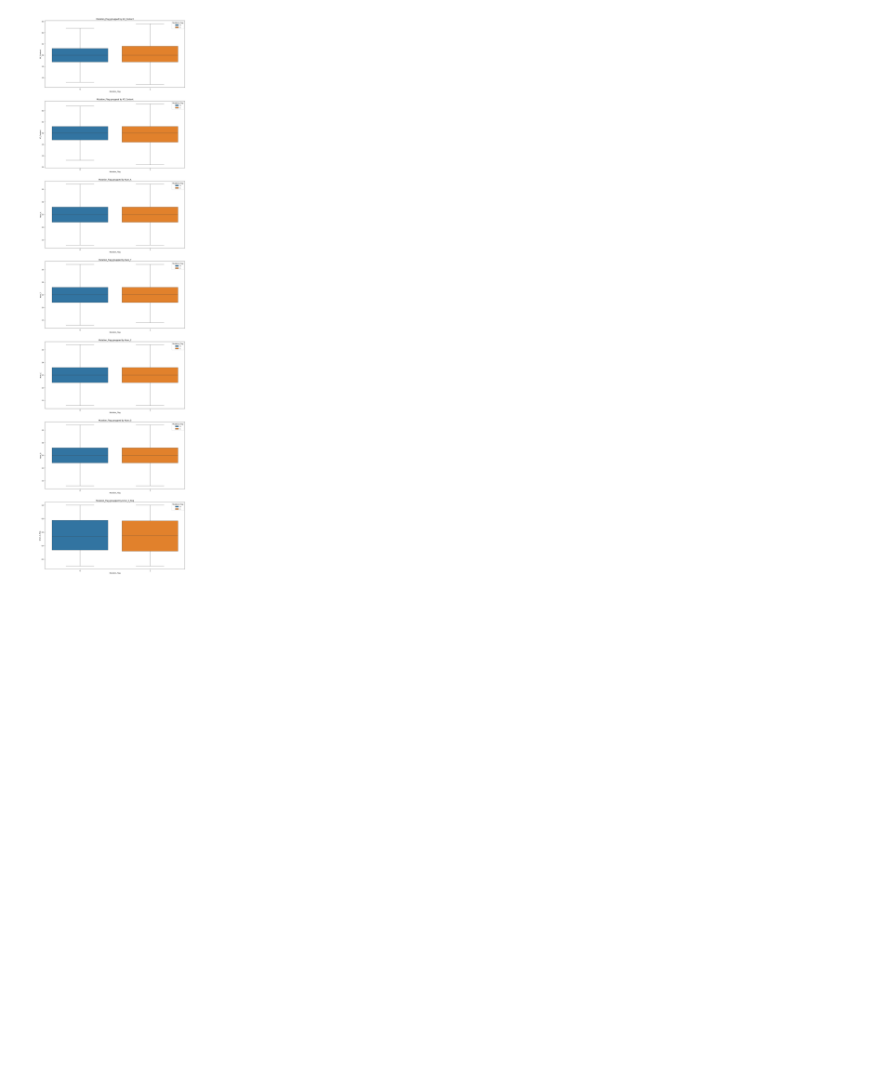
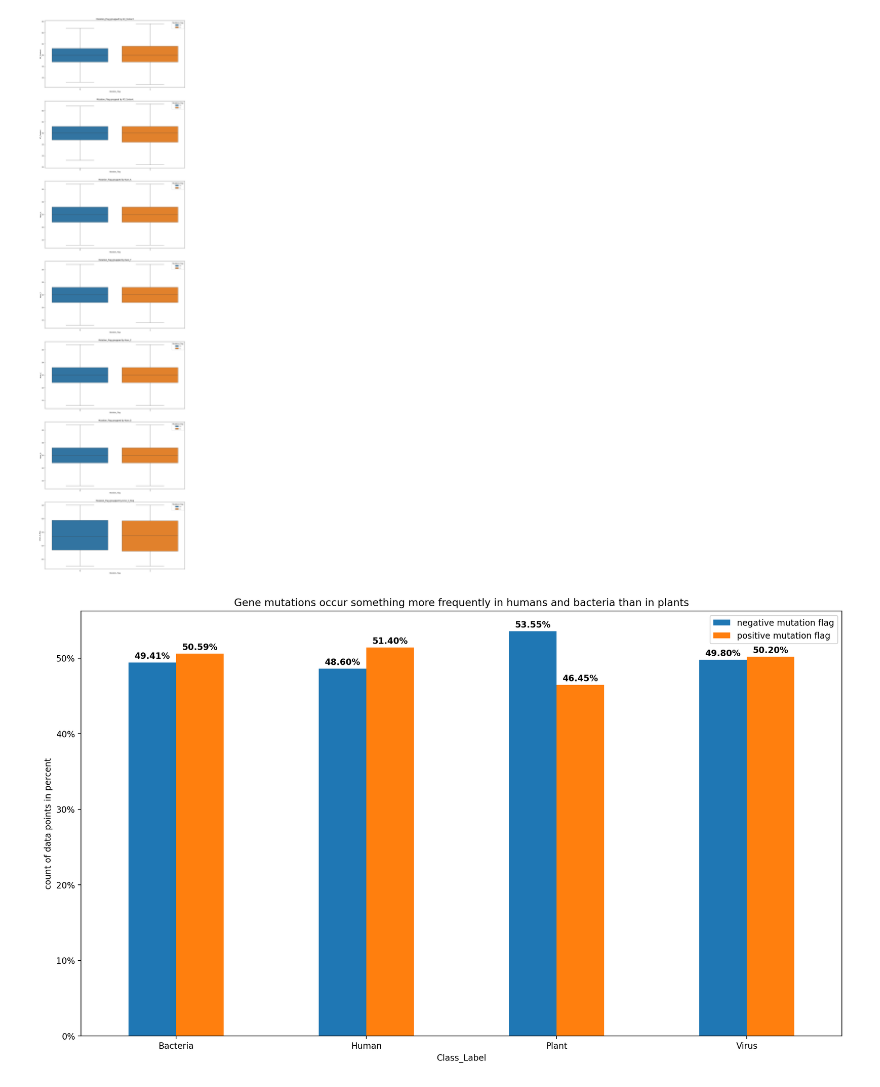
Before and after one commit to YamenNahhas/my-data-project, a Jupyter notebook: notebooks/DNA classification/DNA_data.ipynb, the cells around one changed output. Drawn from its saved outputs; the diff is of its cells as text; code cells hidden in the pictures; blank space fills up the shorter version.

```diff
--- a/notebooks/DNA classification/DNA_data.ipynb
+++ b/notebooks/DNA classification/DNA_data.ipynb
@@ -128,3 +135,25 @@ plt.subplots_adjust(top=1.5);
 plt.tight_layout;
 # %% [output]
 [figure]
+# %%
+#Visualization of Class_Label with Mutation_flag
+fig, ax=plt.subplots(figsize=(16, 9), dpi=200);
+pd.crosstab(index=df['Class_Label'], columns=df["Mutation_Flag"], normalize="index").plot(kind="bar", ax=ax, legend=True);
+plt.legend(framealpha=0.3);
+ax.set_yticklabels(['{:.0f}%'.format(x*100) for x in ax.get_yticks()]);
+for bar in ax.patches:
+    height = bar.get_height()
+    ax.text(
+        bar.get_x() + bar.get_width() / 2,
+        height + 0.005,
+        f"{height:.2%}",
+        ha='center',
+        fontweight='bold',
+        fontsize=10
+    );
+ax.xaxis.set_tick_params(labelrotation=0);
+ax.set(xlabel='Class_Label', ylabel='count of data points in percent', title='Gene mutations occur something more frequently in humans and bacteria than in plants');
+ax.grid(False);
+ax.legend(['negative mutation flag', 'positive mutation flag']);
+# %% [output]
+[figure, added]
```
Also changed, not shown: parts of 3 cells of this notebook.
